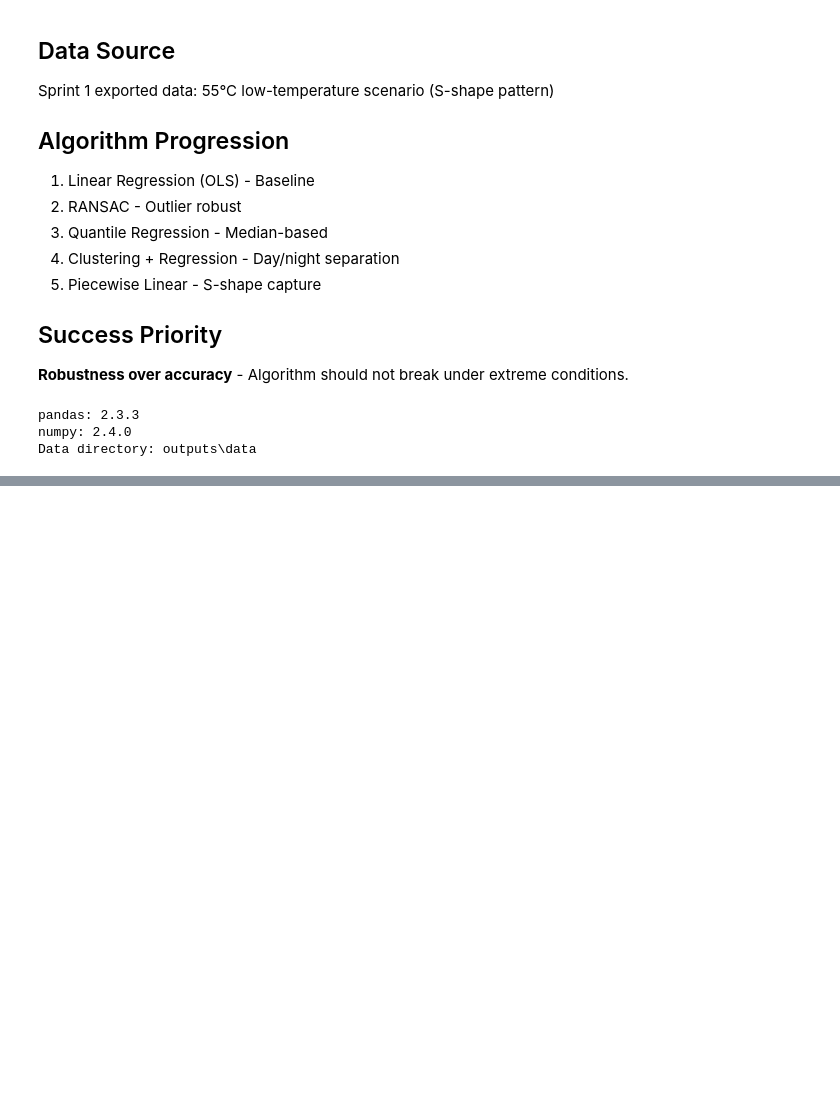
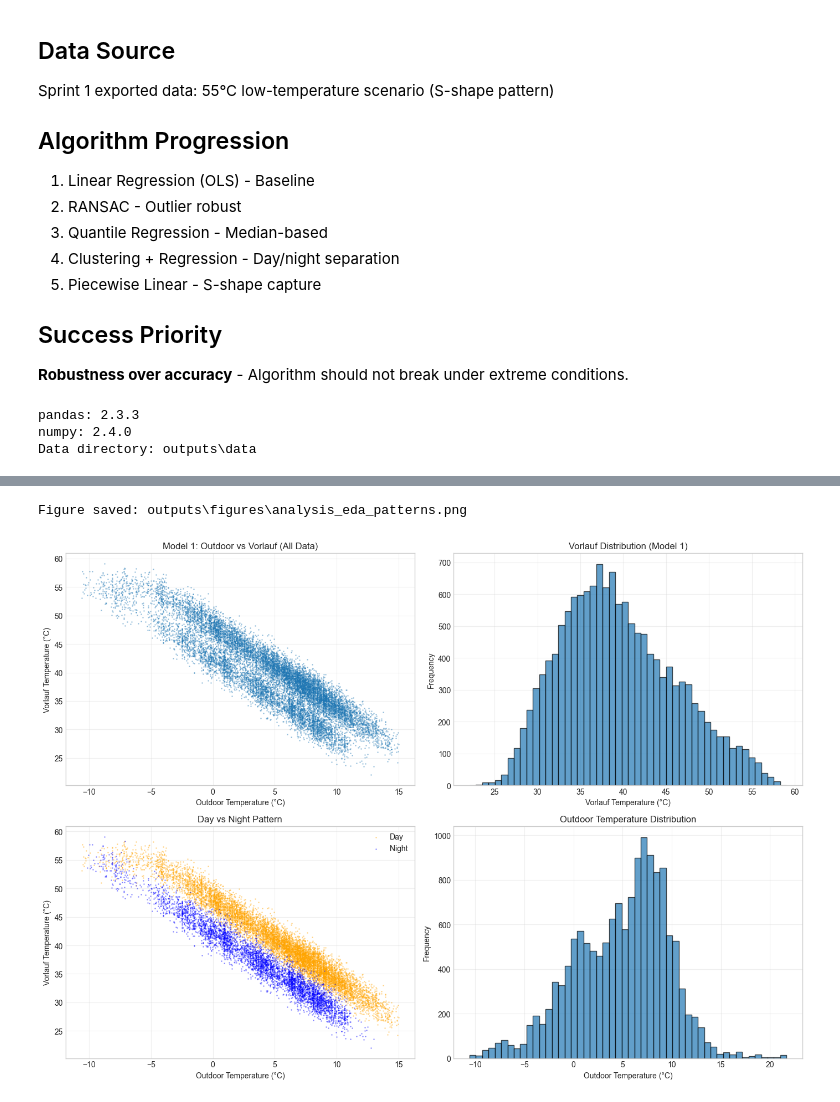
Before and after one commit to albertodiazdurana/DataScience_ResidentialEnergySystems, a Jupyter notebook: models/heating-curve/analysis.ipynb, the cells around one changed output, grey strips where cells are left out. Cells and saved outputs as stored; diff of their text form; code cells hidden in the pictures; blank space fills up the shorter version.

```diff
--- a/models/heating-curve/analysis.ipynb
+++ b/models/heating-curve/analysis.ipynb
@@ -54,0 +188,55 @@ Data directory: outputs\data
+# %%
+# Cell 7 - Data Pattern Exploration (Model 1)
+
+# Using Model 1 (cleanest data) to understand the underlying patterns
+
+fig, axes = plt.subplots(2, 2, figsize=(14, 10))
+
+# 1. Overall scatter plot
+ax = axes[0, 0]
+ax.scatter(df['t_outdoor'], df['t_vorlauf_lowtemp_m1'], alpha=0.3, s=1)
+ax.set_xlabel('Outdoor Temperature (°C)')
+ax.set_ylabel('Vorlauf Temperature (°C)')
+ax.set_title('Model 1: Outdoor vs Vorlauf (All Data)')
+ax.grid(True, alpha=0.3)
+
+# 2. Histogram of Vorlauf temps (looking for plateaus)
+ax = axes[0, 1]
+ax.hist(df['t_vorlauf_lowtemp_m1'].dropna(), bins=50, edgecolor='black', alpha=0.7)
+ax.set_xlabel('Vorlauf Temperature (°C)')
+ax.set_ylabel('Frequency')
+ax.set_title('Vorlauf Distribution (Model 1)')
+ax.grid(True, alpha=0.3)
+
+# 3. Day vs Night separation
+ax = axes[1, 0]
+day_data = df[~df['is_night']]
+night_data = df[df['is_night']]
+ax.scatter(day_data['t_outdoor'], day_data['t_vorlauf_lowtemp_m1'],
+           alpha=0.3, s=1, label='Day', c='orange')
+ax.scatter(night_data['t_outdoor'], night_data['t_vorlauf_lowtemp_m1'],
+           alpha=0.3, s=1, label='Night', c='blue')
+ax.set_xlabel('Outdoor Temperature (°C)')
+ax.set_ylabel('Vorlauf Temperature (°C)')
+ax.set_title('Day vs Night Pattern')
+ax.legend()
+ax.grid(True, alpha=0.3)
+
+# 4. Outdoor temperature distribution
+ax = axes[1, 1]
+ax.hist(df['t_outdoor'], bins=50, edgecolor='black', alpha=0.7)
+ax.set_xlabel('Outdoor Temperature (°C)')
+ax.set_ylabel('Frequency')
+ax.set_title('Outdoor Temperature Distribution')
+ax.grid(True, alpha=0.3)
+
+plt.tight_layout()
+
+output_path = FIG_DIR / "analysis_eda_patterns.png"
+plt.savefig(output_path, dpi=300, bbox_inches='tight')
+print(f"Figure saved: {output_path}")
+
+plt.show()
+# %% [output]
+Figure saved: outputs\figures\analysis_eda_patterns.png
+[figure, added]
```
Also changed, not shown: parts of 31 cells of this notebook, 1 other file.
